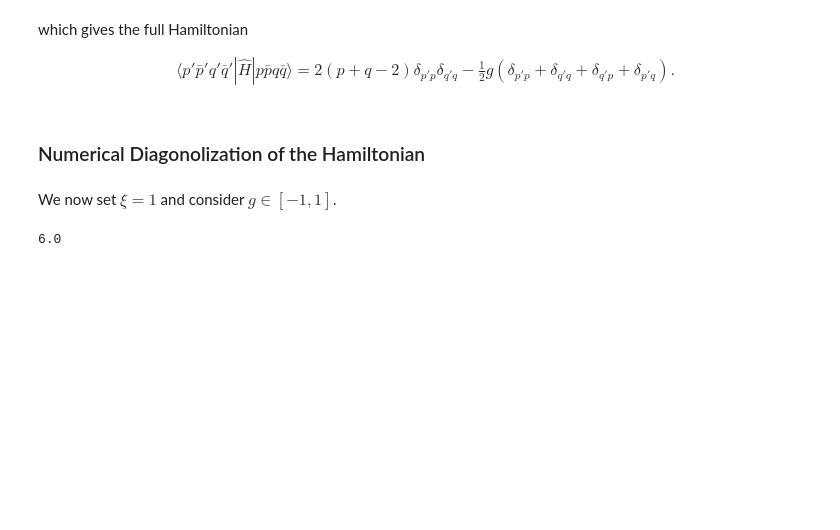
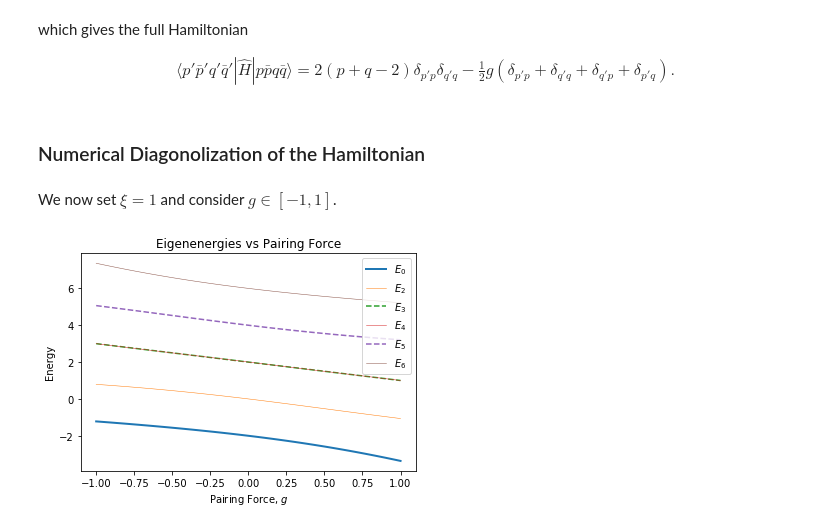
Before and after one commit to gregwinther/FYS-KJM4480, a Jupyter notebook: Project2/FYS-KJM4480 2017 Project 2.ipynb, the cells around one changed output. Drawn from its saved outputs; the diff is of its cells as text; code cells hidden in the pictures; blank space fills up the shorter version.

Commit message:
Half of 2b - plot of energies looking good.

```diff
--- a/Project2/FYS-KJM4480 2017 Project 2.ipynb
+++ b/Project2/FYS-KJM4480 2017 Project 2.ipynb
@@ -457,17 +457,30 @@ def H_0(p, q, r, s):
 
 # Two-body operators <pq|V|rs>
 def V(p, q, r, s, g):
-    return - 0.5*(delta(p, r) + delta(q, s) + delta(q, r) + delta(p, s))
+    return - 0.5*g*(delta(p, r) + delta(q, s) + delta(q, r) + delta(p, s))
 
 # Full Hamiltonian
 def H(p, q, r, s, g):
     return H_0(p, q, r, s) + V(p, q, r, s, g)
-# %%
-# Parameters
-M = 4
-N = 4
-P = 2
-n = 100
-basis_size = 6
-# %% [output]
-6.0
+# %%
+# Parameters
+M = 4
+N = 4
+P = 2
+n = 100
+basis_size = 6
+
+# Array of interaction terms
+G = np.linspace(-1, 1, n)
+
+# Basis space configurations mapping to a single coordinate
+pair_levels = { 0: (0, 1),
+                1: (0, 2),
+                2: (0, 3),
+                3: (1, 2),
+                4: (1, 3),
+                5: (2, 3) }
+
+# Empty FCI matrix
+H_CI = np.zeros((basis_size, basis_size))
+E_CI = np.zeros((n, basis_size))
@@ -473,0 +512,23 @@ basis_size = 6
+# %%
+# Plotting all levels M
+for level in range(basis_size):
+
+    # Making sure ground state is clearly marked with thicker line
+    if level == 0:
+        plt.plot(G, E_CI[:, level], lw=2, label="$E_0$")
+
+    # Plotting every second level in dashed line to reveal degeneracy
+    elif level % 2 == 0:
+        plt.plot(G, E_CI[:, level], "--", label = "$E_{}$".format(level + 1))
+
+    else:
+        plt.plot(G, E_CI[:, level], lw=0.5, label = "$E_{}$".format(level + 1))
+
+# Title and axis labels
+plt.title("Eigenenergies vs Pairing Force")
+plt.xlabel("Pairing Force, $g$")
+plt.ylabel("Energy")
+plt.legend()
+plt.show()
+# %% [output]
+[figure, added]
```
Also changed, not shown: parts of 2 cells of this notebook.
